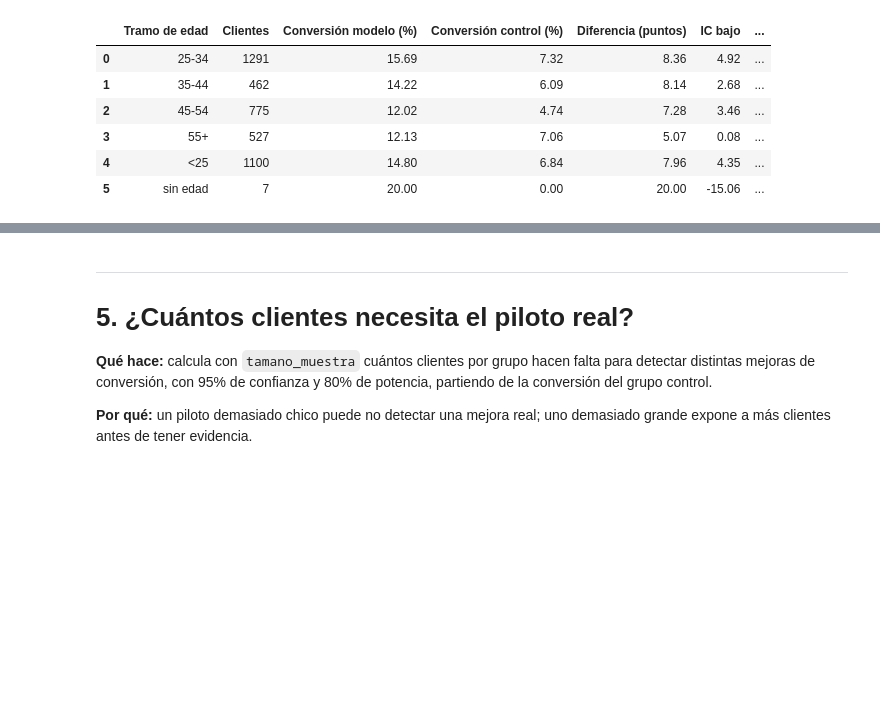
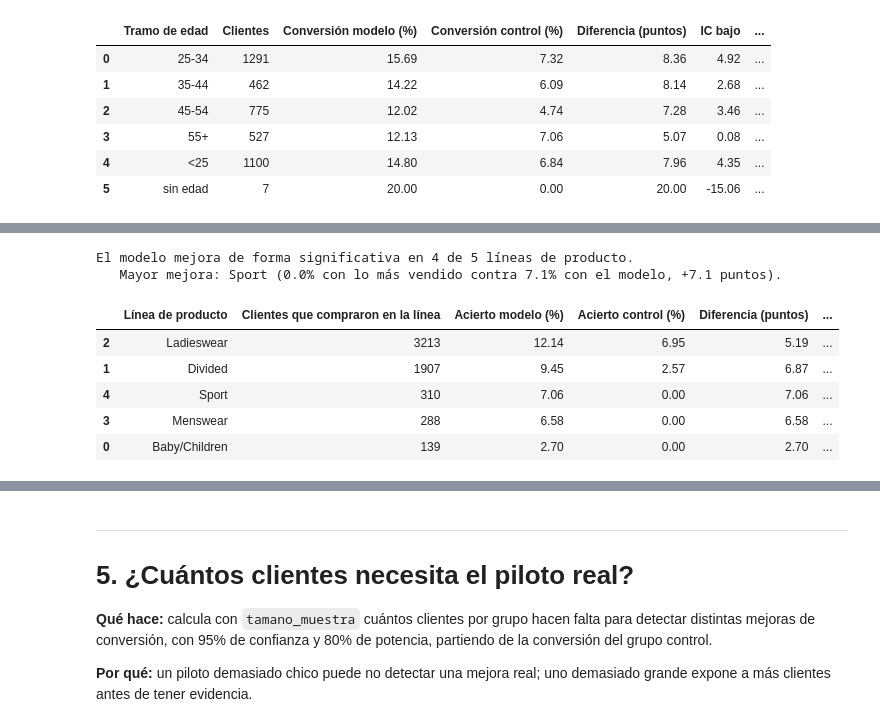
Before and after one commit to henrydatasciencegrupo/Outfit_Analytics_DataScience_Proyecto_Final, a Jupyter notebook: notebooks/07_piloto_ab_simulado.ipynb, the cells around one changed output, grey strips where cells are left out. Saved outputs shown, nothing was run; the diff lists cells and outputs as text; code cells hidden in the pictures; blank space fills up the shorter version.

Commit message:
Piloto: análisis y tamaño de muestra por línea de producto

```diff
--- a/notebooks/07_piloto_ab_simulado.ipynb
+++ b/notebooks/07_piloto_ab_simulado.ipynb
@@ -281,0 +290,39 @@ El grupo modelo convierte más en 6 de 6 tramos de edad.
+# %%
+linea_de = art.assign(article_id=art["article_id"].astype("int64")).set_index("article_id")["index_group_name"]
+grupo_de = clientes.set_index("customer_id")["grupo_50"]
+compras_linea = (test.assign(linea=test["article_id"].map(linea_de)).dropna(subset=["linea"])
+                 .groupby(["customer_id", "linea"])["article_id"].apply(set))
+
+filas = []
+for (cliente, linea), prendas in compras_linea.items():
+    g = grupo_de[cliente]
+    filas.append({"linea": linea, "grupo": g, "hit": len(prendas & set(list(vitrina[g](cliente))[:12])) > 0})
+aciertos_linea = pd.DataFrame(filas)
+
+por_linea = []
+for linea, d in aciertos_linea.groupby("linea"):
+    nm, nc = int((d["grupo"] == "modelo").sum()), int((d["grupo"] == "control").sum())
+    if min(nm, nc) == 0:
+        continue
+    cm = comparar_grupos(int(d.loc[d["grupo"] == "modelo", "hit"].sum()), nm, int(d.loc[d["grupo"] == "control", "hit"].sum()), nc)
+    por_linea.append({"Línea de producto": linea, "Clientes que compraron en la línea": nm + nc,
+                      "Acierto modelo (%)": cm["tasa_modelo"] * 100, "Acierto control (%)": cm["tasa_control"] * 100,
+                      "Diferencia (puntos)": cm["diferencia"] * 100, "IC bajo": cm["ic_bajo"] * 100, "IC alto": cm["ic_alto"] * 100,
+                      "Mejora significativa": "Sí" if cm["escalar"] else "No concluyente"})
+por_linea = pd.DataFrame(por_linea).sort_values("Clientes que compraron en la línea", ascending=False).round(2)
+
+mejor = por_linea.loc[por_linea["Diferencia (puntos)"].idxmax()]
+gana_l = (por_linea["Mejora significativa"] == "Sí").sum()
+print(f"El modelo mejora de forma significativa en {gana_l} de {len(por_linea)} líneas de producto.")
+print(f"   Mayor mejora: {mejor['Línea de producto']} ({mejor['Acierto control (%)']:.1f}% con lo más vendido "
+      f"contra {mejor['Acierto modelo (%)']:.1f}% con el modelo, {mejor['Diferencia (puntos)']:+.1f} puntos).")
+por_linea
+# %% [output]
+El modelo mejora de forma significativa en 4 de 5 líneas de producto.
+   Mayor mejora: Sport (0.0% con lo más vendido contra 7.1% con el modelo, +7.1 puntos).
+|  | Línea de producto | Clientes que compraron en la línea | Acierto modelo (%) | Acierto control (%) | Diferencia (puntos) | ... |
+| 2 | Ladieswear | 3213 | 12.14 | 6.95 | 5.19 | ... |
+| 1 | Divided | 1907 | 9.45 | 2.57 | 6.87 | ... |
+| 4 | Sport | 310 | 7.06 | 0.00 | 7.06 | ... |
+| 3 | Menswear | 288 | 6.58 | 0.00 | 6.58 | ... |
+| 0 | Baby/Children | 139 | 2.70 | 0.00 | 2.70 | ... |
```
Also changed, not shown: parts of 5 cells of this notebook, 3 other files.
